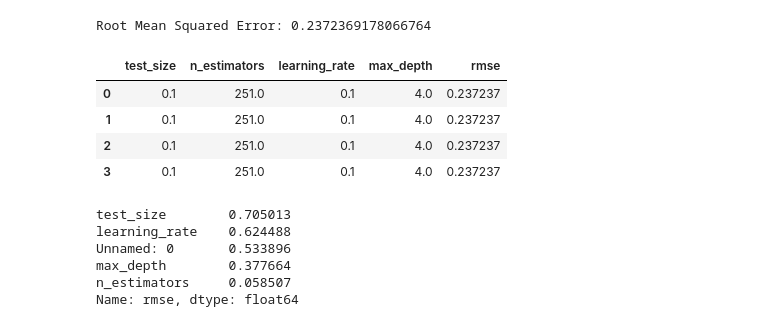
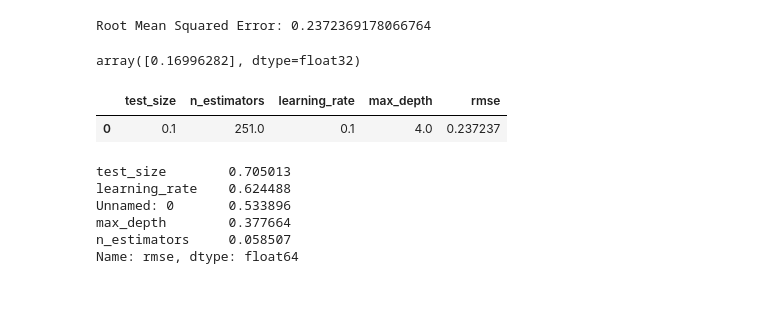
Before and after one commit to yarathealmighty/dumps, a Jupyter notebook: notebooks/askhu_ipynb.ipynb, the cells around one changed output. Saved outputs shown, nothing was run; the diff lists cells and outputs as text; code cells hidden in the pictures; blank space fills up the shorter version.

```diff
--- a/notebooks/askhu_ipynb.ipynb
+++ b/notebooks/askhu_ipynb.ipynb
@@ -143,8 +128,14 @@ def after_clean(df):
     new_token_answers = []
     new_token_questions = []
     for row in tqdm(df.iterrows(), desc='Cleaning some stuff up', total=len(df)):
-        tmp_a = [utils.remove_whitespace(utils.remove_emojis(token[:-1])) for token in row[1]['tokenized_answer'].split(' ') if utils.remove_whitespace(utils.remove_emojis(token[:-1])) != '']
-        tmp_q = [utils.remove_whitespace(utils.remove_emojis(token[:-1])) for token in row[1]['tokenized_question'].split(' ') if utils.remove_whitespace(utils.remove_emojis(token[:-1])) != '']
+        if type(row[1]['tokenized_answer']) is str:
+            tmp_a = [utils.remove_whitespace(utils.remove_emojis(token[:-1])) for token in row[1]['tokenized_answer'].split(' ') if utils.remove_whitespace(utils.remove_emojis(token[:-1])) != '']
+        else:
+            tmp_a = [utils.remove_whitespace(utils.remove_emojis(str(token))) for token in list(row[1]['tokenized_answer']) if utils.remove_whitespace(utils.remove_emojis(str(token))) != '']
+        if type(row[1]['tokenized_question']) is str:
+            tmp_q = [utils.remove_whitespace(utils.remove_emojis(token[:-1])) for token in row[1]['tokenized_question'].split(' ') if utils.remove_whitespace(utils.remove_emojis(token[:-1])) != '']
+        else:
+            tmp_q = [utils.remove_whitespace(utils.remove_emojis(str(token))) for token in list(row[1]['tokenized_question']) if utils.remove_whitespace(utils.remove_emojis(str(token))) != '']
         if tmp_a[0][0] == '[':
             tmp_a[0] = tmp_a[0][1:]
         if tmp_q[0][0] == '[':
@@ -230,6 +221,36 @@ def pre_vec(df):
         texts.append(text)
     df['pre_vec_text'] = texts
     return df
+
+def predict_linear(question,answer,model):
+    doc_question = nlp_hu(question)
+    tokenized_question = [token for token in doc_question if not token.is_stop and not token.is_punct]
+    doc_answer = nlp_hu(answer)
+    tokenized_answer = [token for token in doc_answer if not token.is_stop and not token.is_punct]
+
+    df_tmp = pd.DataFrame({
+        'question': question,
+        'answer': answer,
+        'tokenized_question': [tokenized_question],
+        'tokenized_answer': [tokenized_answer]
+    })
+
+    df_tmp = after_clean(df_tmp)
+    df_tmp = get_common_words(df_tmp)
+    df_tmp = utils.calculate_cosine_similarity(df_tmp)
+    df_tmp = flesch_kincaid(df_tmp)
+
+    input = pre_vec(df_tmp)
+    texts_tfidf = vectorizer.transform(input['pre_vec_text'])
+
+    tfidf_df = pd.DataFrame(texts_tfidf.toarray(), columns=vectorizer.get_feature_names_out())
+
+    input = pd.concat([input, tfidf_df], axis=1)
+
+    input = input.drop(columns=['question','answer','tokenized_question','tokenized_answer','common_words','pre_vec_text'])
+    row = input.iloc[0,:].values.reshape(1,-1)
+    pred = model.predict(row)
+    return pred
 # %%
 DEBUG = False
 
@@ -274,7 +295,7 @@ if DEBUG:
   df = get_common_words(df)
 
   # cosine similartiy
-  df = calculate_cosine_similarity(df)
+  df = utils.calculate_cosine_similarity(df)
 
   # readibility
   # needs a ton of time (at least 1-2 hours)
@@ -355,17 +376,24 @@ rows.append(row)
 print("Root Mean Squared Error:", rmse)
 # %% [output]
 Root Mean Squared Error: 0.2372369178066764
+# %%
+question = 'Milyen színű a piros kisautó?'
+answer1 = 'piros.'
+answer2 = 'Lehet csak megérzés, de szerintem piros lehet!'
+answer3 = 'Anyád xddd'
+
+#TODO to be able to use it with multiple qa at once
+predict_linear(question,answer3,model)
+# %% [output]
+array([0.16996282], dtype=float32)
 # %%
-runs = pd.DataFrame(np.array(rows),columns=['test_size','n_estimators','learning_rate','max_depth','rmse'])
+Sruns = pd.DataFrame(np.array(rows),columns=['test_size','n_estimators','learning_rate','max_depth','rmse'])
 runs.sort_values(by=['rmse'])
 runs.to_csv('linear_regression_runs.csv')
 runs
 # %% [output]
 |  | test_size | n_estimators | learning_rate | max_depth | rmse |
 | 0 | 0.1 | 251.0 | 0.1 | 4.0 | 0.237237 |
-| 1 | 0.1 | 251.0 | 0.1 | 4.0 | 0.237237 |
-| 2 | 0.1 | 251.0 | 0.1 | 4.0 | 0.237237 |
-| 3 | 0.1 | 251.0 | 0.1 | 4.0 | 0.237237 |
 # %%
 # for testing
 prev_runs=pd.read_csv('https://github.com/yarathealmighty/dumps/blob/main/runs/linear_regression_runs.csv?raw=True')
```
Also changed, not shown: parts of 4 cells of this notebook.
